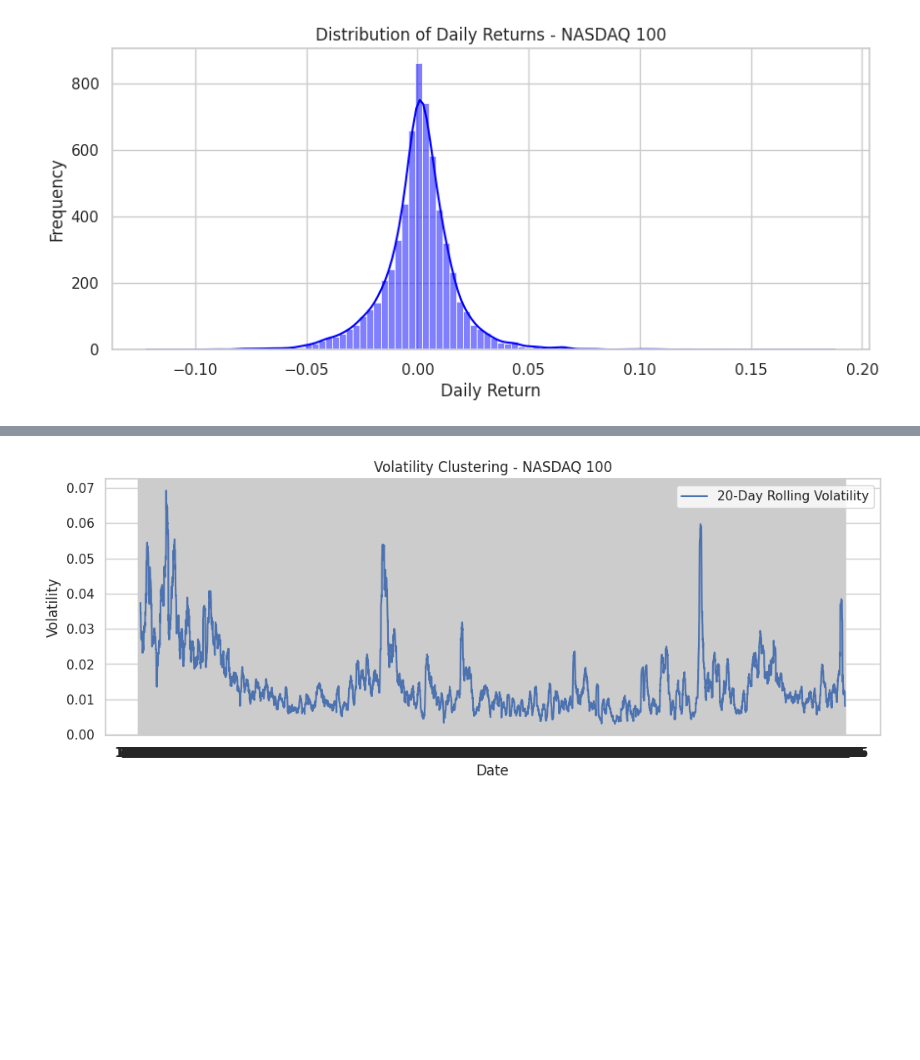
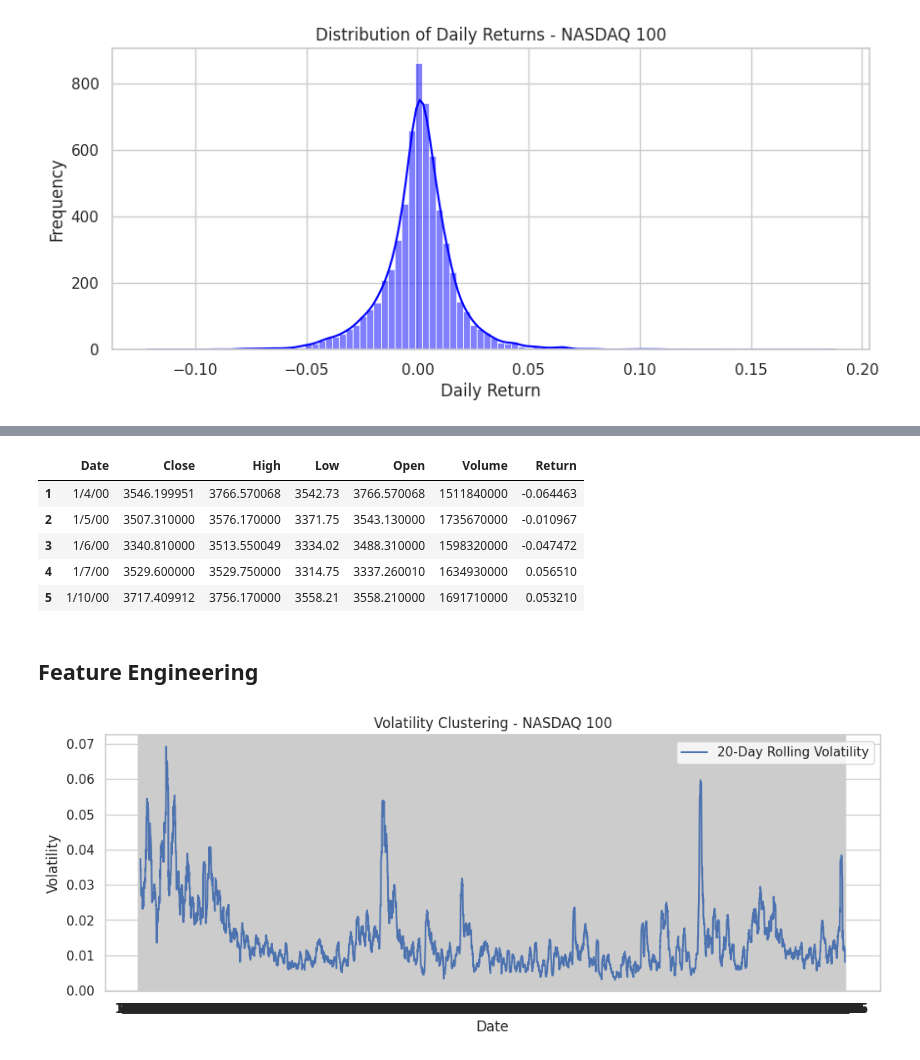
Before and after one commit to EmmaMuhleman1/Adv_Fin_ML_Exercises, a Jupyter notebook: Copy_of_Exam3Resiti.ipynb, the cells around one changed output, grey strips where cells are left out. Drawn from its saved outputs; the diff is of its cells as text; code cells hidden in the pictures; blank space fills up the shorter version.

```diff
--- a/Copy_of_Exam3Resiti.ipynb
+++ b/Copy_of_Exam3Resiti.ipynb
@@ -76,3 +135,15 @@ plt.show()
+# %%
+df.dropna(inplace=True)
+df.head()
+# %% [output]
+|  | Date | Close | High | Low | Open | Volume | Return |
+| 1 | 1/4/00 | 3546.199951 | 3766.570068 | 3542.73 | 3766.570068 | 1511840000 | -0.064463 |
+| 2 | 1/5/00 | 3507.310000 | 3576.170000 | 3371.75 | 3543.130000 | 1735670000 | -0.010967 |
+| 3 | 1/6/00 | 3340.810000 | 3513.550049 | 3334.02 | 3488.310000 | 1598320000 | -0.047472 |
+| 4 | 1/7/00 | 3529.600000 | 3529.750000 | 3314.75 | 3337.260010 | 1634930000 | 0.056510 |
+| 5 | 1/10/00 | 3717.409912 | 3756.170000 | 3558.21 | 3558.210000 | 1691710000 | 0.053210 |
+# %% [markdown]
+## Feature Engineering
 # %%
 # Rolling volatility
 rolling_vol = df['Return'].rolling(20).std()
```
Also changed, not shown: parts of 21 cells of this notebook.
